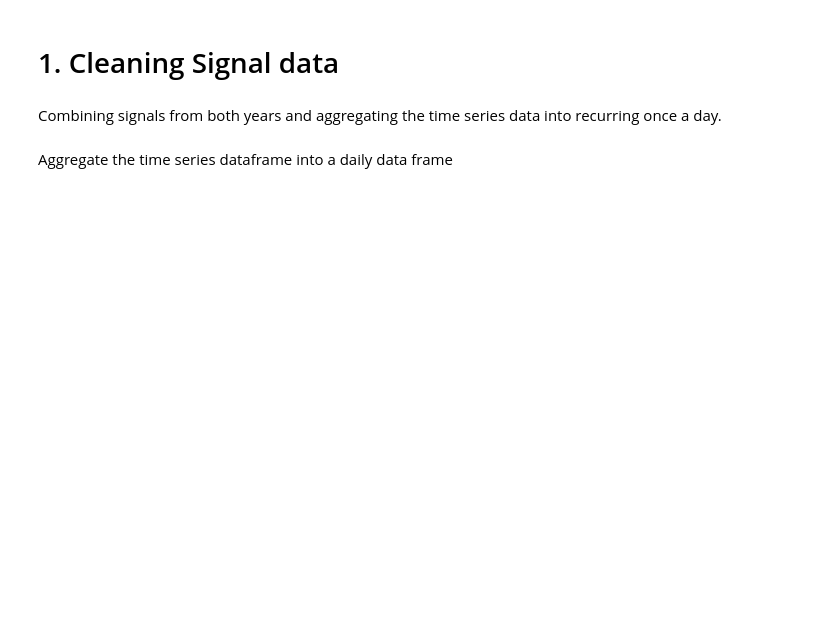
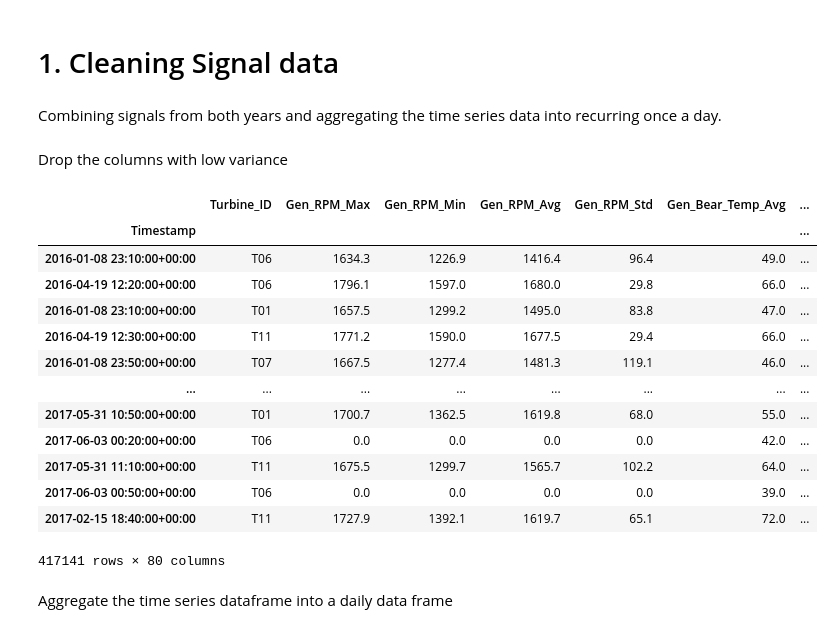
Before and after one commit to Supriya251998/wind_Turbine, a Jupyter notebook: Initial_data_preparation.ipynb, the cells around one changed output. Cells and saved outputs as stored; diff of their text form; code cells hidden in the pictures; blank space fills up the shorter version.

```diff
--- a/Initial_data_preparation.ipynb
+++ b/Initial_data_preparation.ipynb
@@ -24,3 +24,5 @@ def signal_preprocess(signals):
 # %%
 signals=pd.concat([signals_2016, signals_2017], axis=0)
 signals = signal_preprocess(signals)
+# %% [markdown]
+Drop the columns with low variance
@@ -27,3 +40,20 @@ signals = signal_preprocess(signals)
+# %%
+signals
+# %% [output]
+|  | Turbine_ID | Gen_RPM_Max | Gen_RPM_Min | Gen_RPM_Avg | Gen_RPM_Std | Gen_Bear_Temp_Avg | ... |
+| Timestamp |  |  |  |  |  |  | ... |
+| 2016-01-08 23:10:00+00:00 | T06 | 1634.3 | 1226.9 | 1416.4 | 96.4 | 49.0 | ... |
+| 2016-04-19 12:20:00+00:00 | T06 | 1796.1 | 1597.0 | 1680.0 | 29.8 | 66.0 | ... |
+| 2016-01-08 23:10:00+00:00 | T01 | 1657.5 | 1299.2 | 1495.0 | 83.8 | 47.0 | ... |
+| 2016-04-19 12:30:00+00:00 | T11 | 1771.2 | 1590.0 | 1677.5 | 29.4 | 66.0 | ... |
+| 2016-01-08 23:50:00+00:00 | T07 | 1667.5 | 1277.4 | 1481.3 | 119.1 | 46.0 | ... |
+| ... | ... | ... | ... | ... | ... | ... | ... |
+| 2017-05-31 10:50:00+00:00 | T01 | 1700.7 | 1362.5 | 1619.8 | 68.0 | 55.0 | ... |
+| 2017-06-03 00:20:00+00:00 | T06 | 0.0 | 0.0 | 0.0 | 0.0 | 42.0 | ... |
+| 2017-05-31 11:10:00+00:00 | T11 | 1675.5 | 1299.7 | 1565.7 | 102.2 | 64.0 | ... |
+| 2017-06-03 00:50:00+00:00 | T06 | 0.0 | 0.0 | 0.0 | 0.0 | 39.0 | ... |
+| 2017-02-15 18:40:00+00:00 | T11 | 1727.9 | 1392.1 | 1619.7 | 65.1 | 72.0 | ... |
+417141 rows × 80 columns
 # %% [markdown]
 Aggregate the time series dataframe into a daily data frame
 # %%
```
Also changed, not shown: parts of 17 cells of this notebook.
